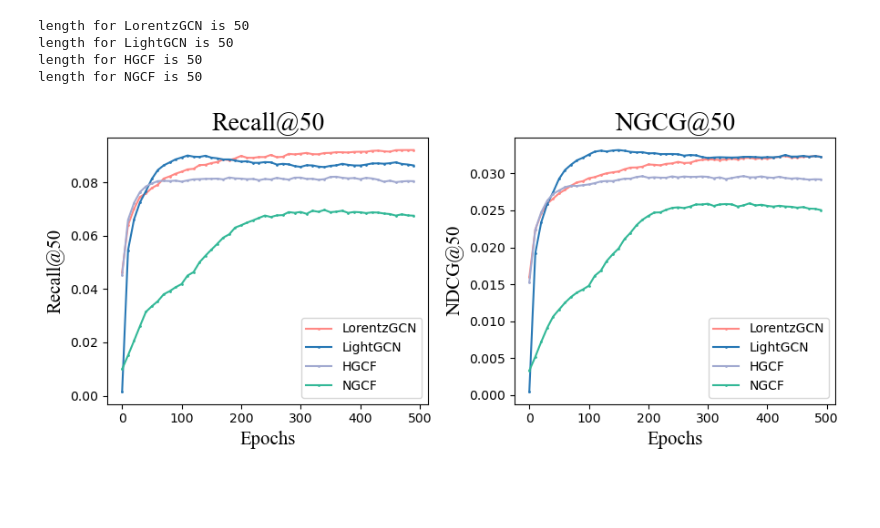
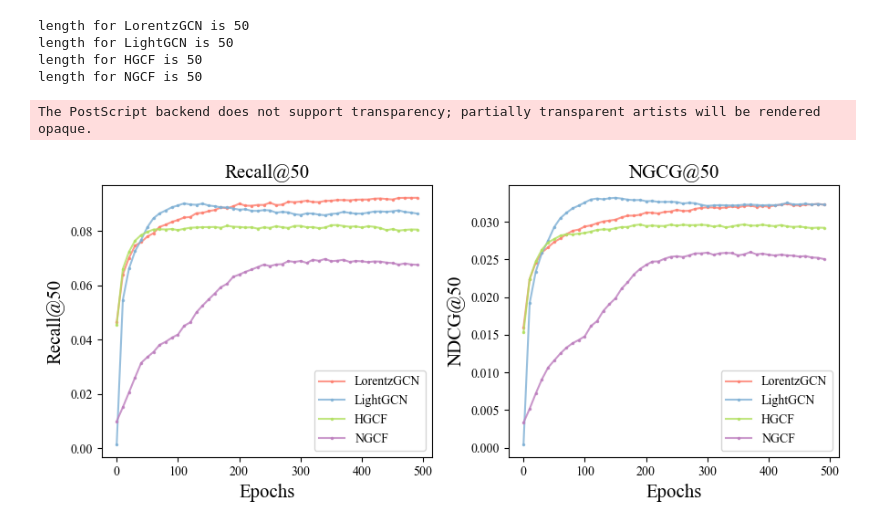
Before and after one commit to Thooooor/LorentzGCN, a Jupyter notebook: visualization/rec_curve_vis.ipynb, the cells around one changed output. Cells and saved outputs as stored; diff of their text form; code cells hidden in the pictures; blank space fills up the shorter version.

Commit message:
visualization 230421

```diff
--- a/visualization/rec_curve_vis.ipynb
+++ b/visualization/rec_curve_vis.ipynb
@@ -61,3 +72,23 @@ colors = {
+# %%
+lor_gcn_log_path = "../logs/taobao/04_20/lorentz_gcn_21_40_12/train.log"
+lor_gcn_rec_list = []
+lor_gcn_ndcg_list = []
+with open(lor_gcn_log_path, "r") as f:
+    lines = f.readlines()
+pattern = r"valid metrics: Recall@50: (\d+\.\d+) \| NDCG@50: (\d+\.\d+)"
+# Search for the pattern in the text
+for line in lines:
+    match = re.search(pattern, line)
+
+    # If a match is found, extract the values for Recall@50 and NDCG@50
+    if match:
+        recall = match.group(1)
+        ndcg = match.group(2)
+        lor_gcn_rec_list.append(float(recall))
+        lor_gcn_ndcg_list.append(float(ndcg))
+
+recall_data["LorentzGCN"] = lor_gcn_rec_list
+ndcg_data["LorentzGCN"] = lor_gcn_ndcg_list
 # %%
 for key in recall_data.keys():
     recall_data[key] = [recall_data[key][i] for i in range(len(recall_data[key])) if i%2 == 0]
@@ -76,26 +107,39 @@ length for HGCF is 50
 length for NGCF is 50
 # %%
 csfont = {'fontname':'Times New Roman'}
+legend_prop = {
+    "family": "Times New Roman"
+}
+tick_size = 10
+title_size = 15
+marker_size = 3
+# csfont = {'fontname':'sans-serif'}
 plt.figure(figsize=(9, 4))
 
 plt.subplot(1, 2, 1)
 for key in recall_data.keys():
-    plt.plot(epochs, recall_data[key], label=key, marker='.', markersize=2, c=colors[key])
+    plt.plot(epochs, recall_data[key], label=key, marker='.', markersize=marker_size, c=colors[key], alpha=0.8)
 
-plt.title("Recall@50", **csfont, size=20)
-plt.xlabel("Epochs", **csfont, size=15)
-plt.ylabel("Recall@50", **csfont, size=15)
-plt.legend()
+plt.title("Recall@50", **csfont, size=title_size)
+plt.xlabel("Epochs", **csfont, size=title_size)
+plt.ylabel("Recall@50", **csfont, size=title_size)
+plt.xticks(**csfont, size=tick_size)
+plt.yticks(**csfont, size=tick_size)
+plt.legend(prop = legend_prop)
 
 plt.subplot(1, 2, 2)
 for key in ndcg_data.keys():
-    plt.plot(epochs, ndcg_data[key], label=key, marker='.', markersize=2, c=colors[key])
+    plt.plot(epochs, ndcg_data[key], label=key, marker='.', markersize=marker_size, c=colors[key], alpha=0.8)
 
-plt.title("NGCG@50", **csfont, size=20)
-plt.xlabel("Epochs", **csfont, size=15)
-plt.ylabel("NDCG@50", **csfont, size=15)
-plt.legend()
+plt.title("NGCG@50", **csfont, size=title_size)
+plt.xlabel("Epochs", **csfont, size=title_size)
+plt.ylabel("NDCG@50", **csfont, size=title_size)
+plt.xticks(**csfont, size=tick_size)
+plt.yticks(**csfont, size=tick_size)
+plt.legend(prop = legend_prop)
 plt.tight_layout()
+plt.savefig("../imgs/rec_ndcg_curves.eps")
 plt.show()
 # %% [output]
+The PostScript backend does not support transparency; partially transparent artists will be rendered opaque.
-[figure, old version]
+[figure, new version]
```
Also changed, not shown: parts of 6 cells of this notebook, 2 other files.
